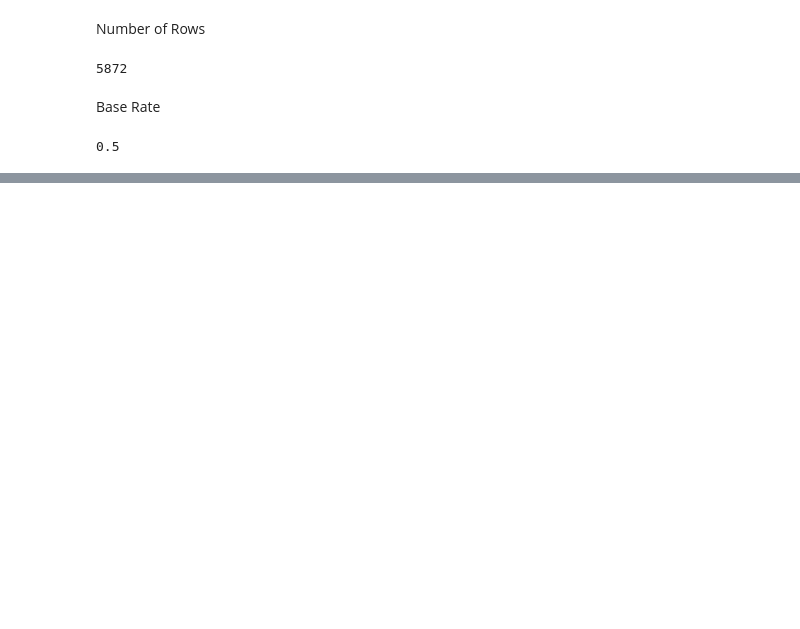
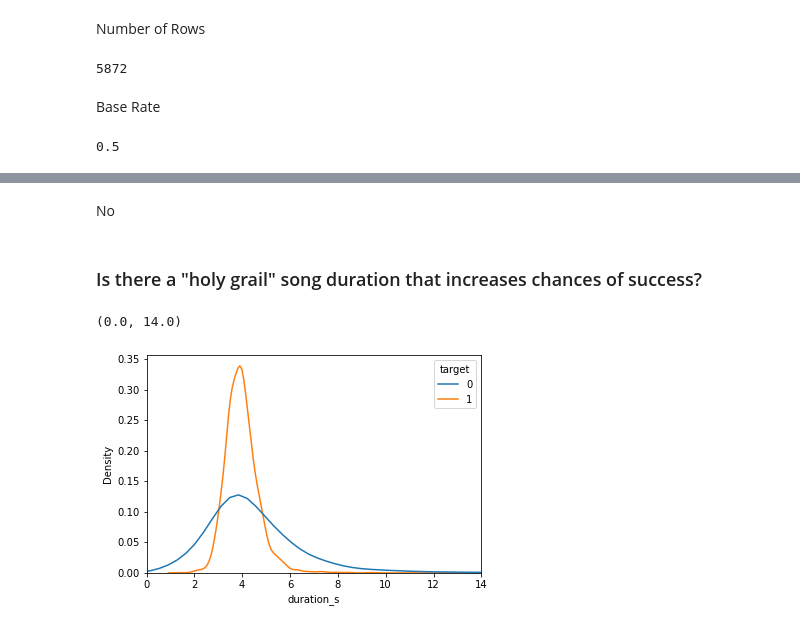
Before and after one commit to RahulSingla5209/spotify_hit_prediction, a Jupyter notebook: Spotify Hit Prediction.ipynb, the cells around one changed output, grey strips where cells are left out. Saved outputs shown, nothing was run; the diff lists cells and outputs as text; code cells hidden in the pictures; blank space fills up the shorter version.

```diff
--- a/Spotify Hit Prediction.ipynb
+++ b/Spotify Hit Prediction.ipynb
@@ -40,0 +63,11 @@ y = df.iloc[:, -1]
+# %% [markdown]
+No
+# %% [markdown]
+### Is there a "holy grail" song duration that increases chances of success?
+# %%
+df['duration_s'] = df['duration_ms']/60000
+sns.kdeplot(data = df, x = "duration_s", hue = "target")
+plt.xlim(0,14)
+# %% [output]
+(0.0, 14.0)
+[figure, added]
```
Also changed, not shown: parts of 46 cells of this notebook.
